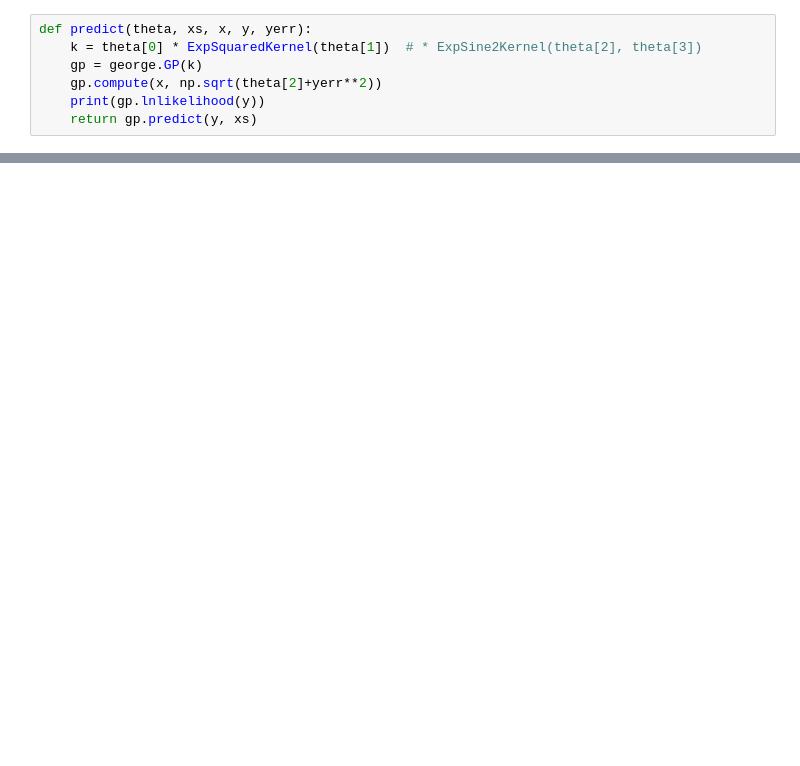
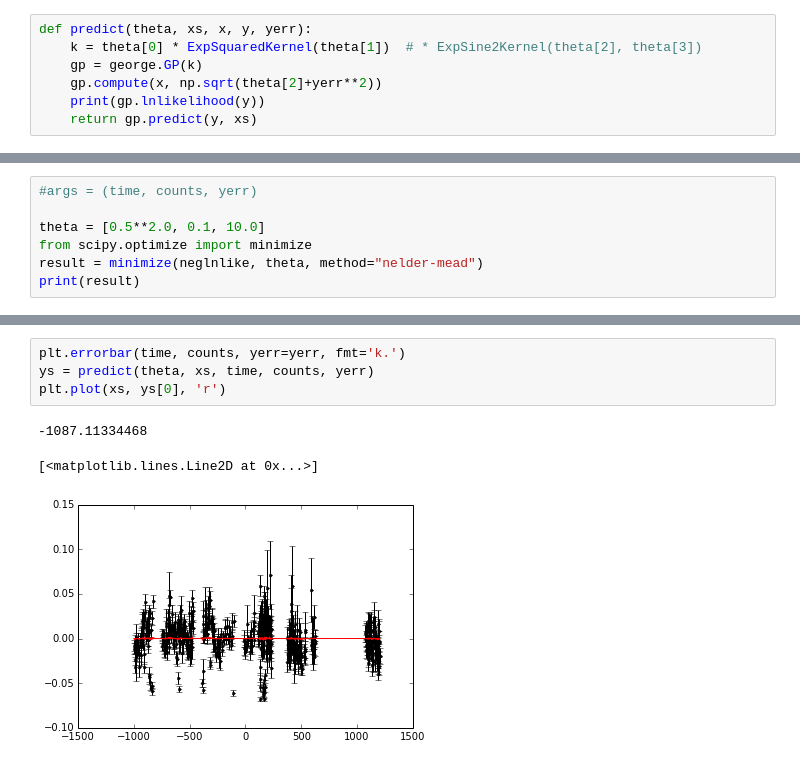
Before and after one commit to RuthAngus/BlackHoleGP, a Jupyter notebook: BlackHoleGP.ipynb, the cells around one changed output, grey strips where cells are left out. Drawn from its saved outputs; the diff is of its cells as text; blank space fills up the shorter version.

```diff
--- a/BlackHoleGP.ipynb
+++ b/BlackHoleGP.ipynb
@@ -113,0 +88,7 @@ ValueError: array must not contain infs or NaNs
+# %%
+#args = (time, counts, yerr)
+
+theta = [0.5**2.0, 0.1, 10.0]
+from scipy.optimize import minimize
+result = minimize(neglnlike, theta, method="nelder-mead")
+print(result)
@@ -113,0 +114,8 @@ ValueError: array must not contain infs or NaNs
+# %%
+plt.errorbar(time, counts, yerr=yerr, fmt='k.')
+ys = predict(theta, xs, time, counts, yerr)
+plt.plot(xs, ys[0], 'r')
+# %% [output]
+-1087.11334468
+[<matplotlib.lines.Line2D at 0x...>]
+[figure, added]
```
Also changed, not shown: parts of 26 cells of this notebook.
